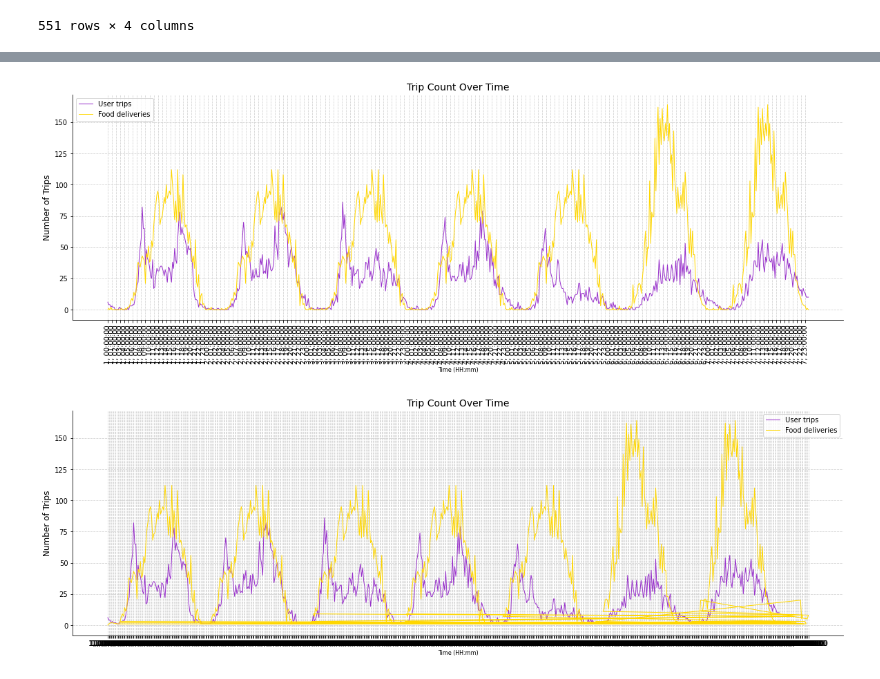
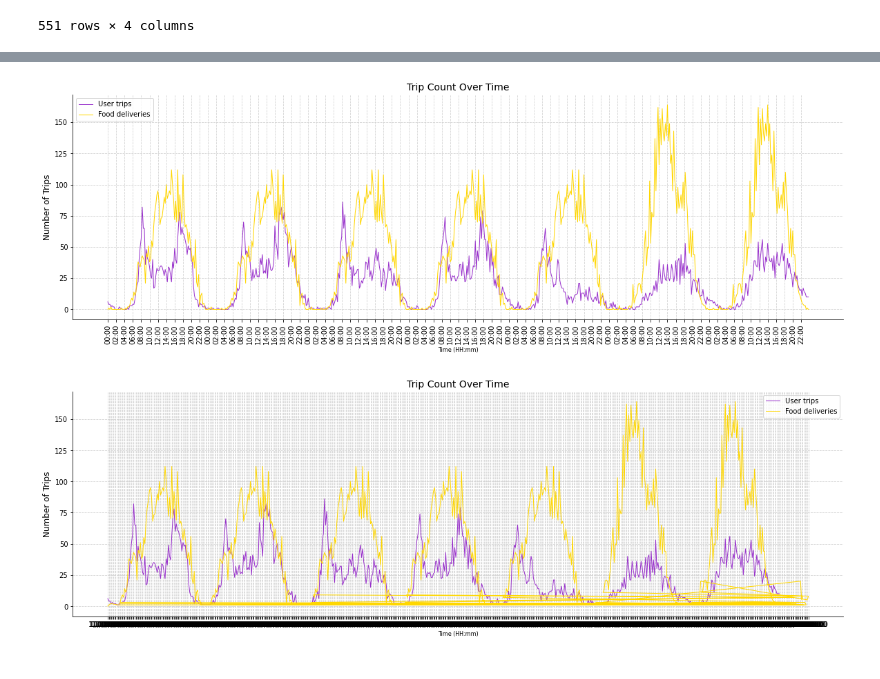
Before and after one commit to CityScope/MobilityTable_SanSebastian, a Jupyter notebook: preprocessing/DemandPlotting.ipynb, the cells around one changed output, grey strips where cells are left out. Cells and saved outputs as stored; diff of their text form; code cells hidden in the pictures.

Commit message:
update demand plotting and added weekendfirst version

```diff
--- a/preprocessing/DemandPlotting.ipynb
+++ b/preprocessing/DemandPlotting.ipynb
@@ -83,38 +82,38 @@ plt.plot(df_counts_food['x_datetime'], df_counts_food['count'], linewidth=1, col
 
 
 # Extract the last 8 digits of x_datetime for tick labels
-tick_labels = [label[-8:] for label in df_counts_user['x_datetime'][::4]]
+tick_labels = [label[-8:-3] for label in df_counts_user['x_datetime'][::8]]
 
 # Set the x-axis tick labels and rotation
-plt.xticks(df_counts_user['x_datetime'][::4], tick_labels, rotation=90)
+plt.xticks(df_counts_user['x_datetime'][::8], tick_labels, rotation=90)
 
 
 # Set the axis labels and title
 plt.xlabel('Time (HH:mm)', fontsize=8)
 plt.ylabel('Number of Trips', fontsize=12)
 plt.title('Trip Count Over Time', fontsize=14)
 
 # Customize the grid
 plt.grid(color='lightgray', linestyle='--')
 
 # Customize the plot background and border
 plt.gca().set_facecolor('white')
 plt.gca().spines['top'].set_visible(False)
 plt.gca().spines['right'].set_visible(False)
 
 # Adjust the tick parameters
 plt.tick_params(axis='both', which='both', bottom=True, top=False, left=True, right=False)
 
 # Add a legend if needed
 plt.legend(['User trips','Food deliveries'], loc='best')
 
 # Adjust the layout for better spacing
 #plt.tight_layout()
 
 # Display the plot
 plt.show()
 # %% [output]
-[figure, old version]
+[figure, new version]
 # %%
 # Extract the day from the 'starttime' column
 #df_user['day'] = pd.to_datetime(df_user['starttime']).dt.day
```
Also changed, not shown: parts of 1 cell of this notebook, 6 other files.
